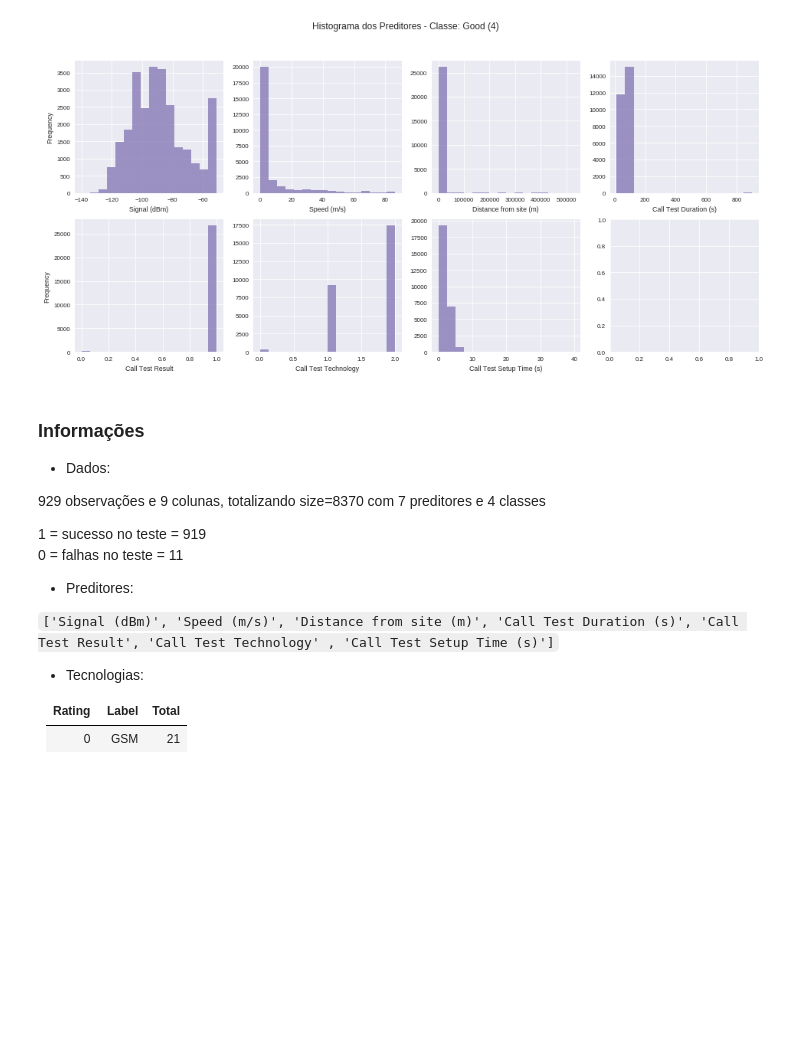
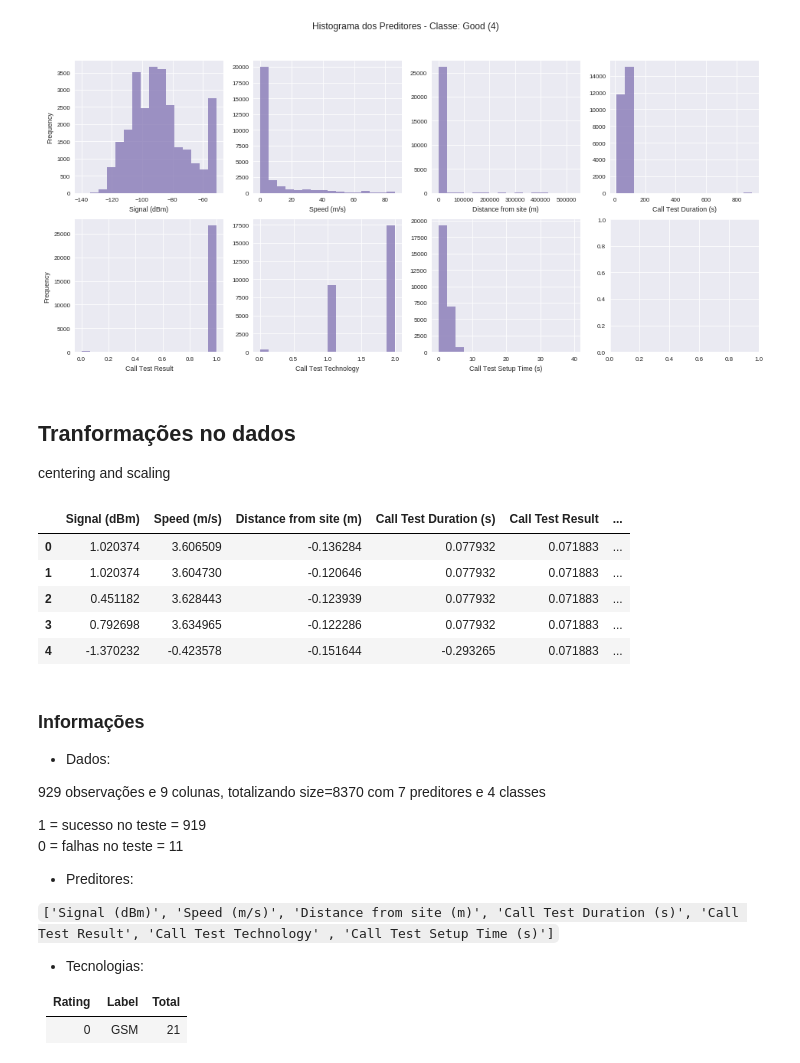
Before and after one commit to ezequiasjunior/ica2019.2, a Jupyter notebook: data_preprocess.ipynb, the cells around one changed output. Drawn from its saved outputs; the diff is of its cells as text; code cells hidden in the pictures; blank space fills up the shorter version.

Commit message:
Transformações nos dados

```diff
--- a/data_preprocess.ipynb
+++ b/data_preprocess.ipynb
@@ -106,6 +106,20 @@ for j in cls.indices:
 [figure]
 [figure]
 [figure]
+# %% [markdown]
+## Tranformações no dados
+
+centering and scaling
+# %%
+scaled_datahw01 = datahw01
+((scaled_datahw01 - scaled_datahw01.mean())/scaled_datahw01.std()).head()
+# %% [output]
+|  | Signal (dBm) | Speed (m/s) | Distance from site (m) | Call Test Duration (s) | Call Test Result | ... |
+| 0 | 1.020374 | 3.606509 | -0.136284 | 0.077932 | 0.071883 | ... |
+| 1 | 1.020374 | 3.604730 | -0.120646 | 0.077932 | 0.071883 | ... |
+| 2 | 0.451182 | 3.628443 | -0.123939 | 0.077932 | 0.071883 | ... |
+| 3 | 0.792698 | 3.634965 | -0.122286 | 0.077932 | 0.071883 | ... |
+| 4 | -1.370232 | -0.423578 | -0.151644 | -0.293265 | 0.071883 | ... |
 # %% [markdown]
 ### Informações
 
```
Also changed, not shown: parts of 5 cells of this notebook.
